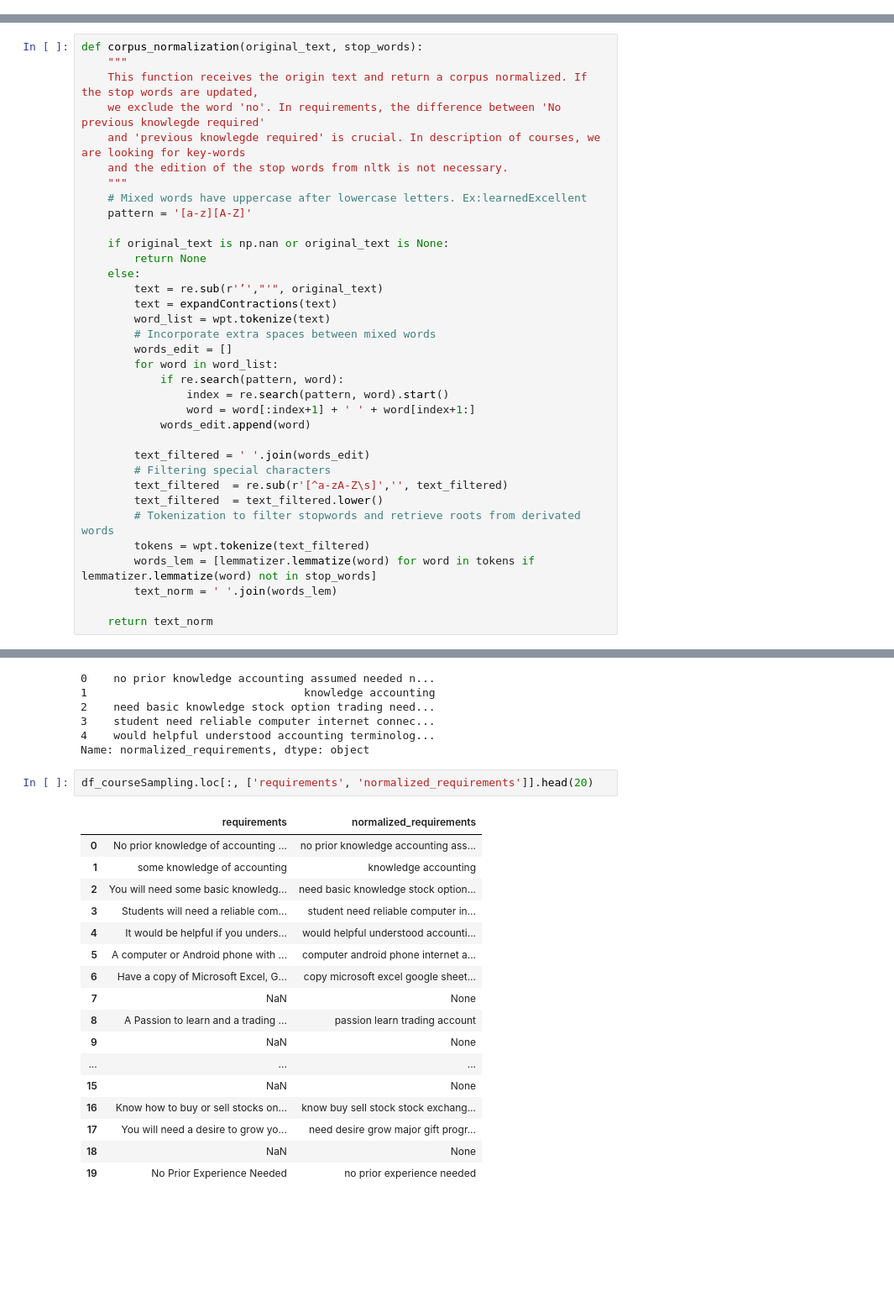
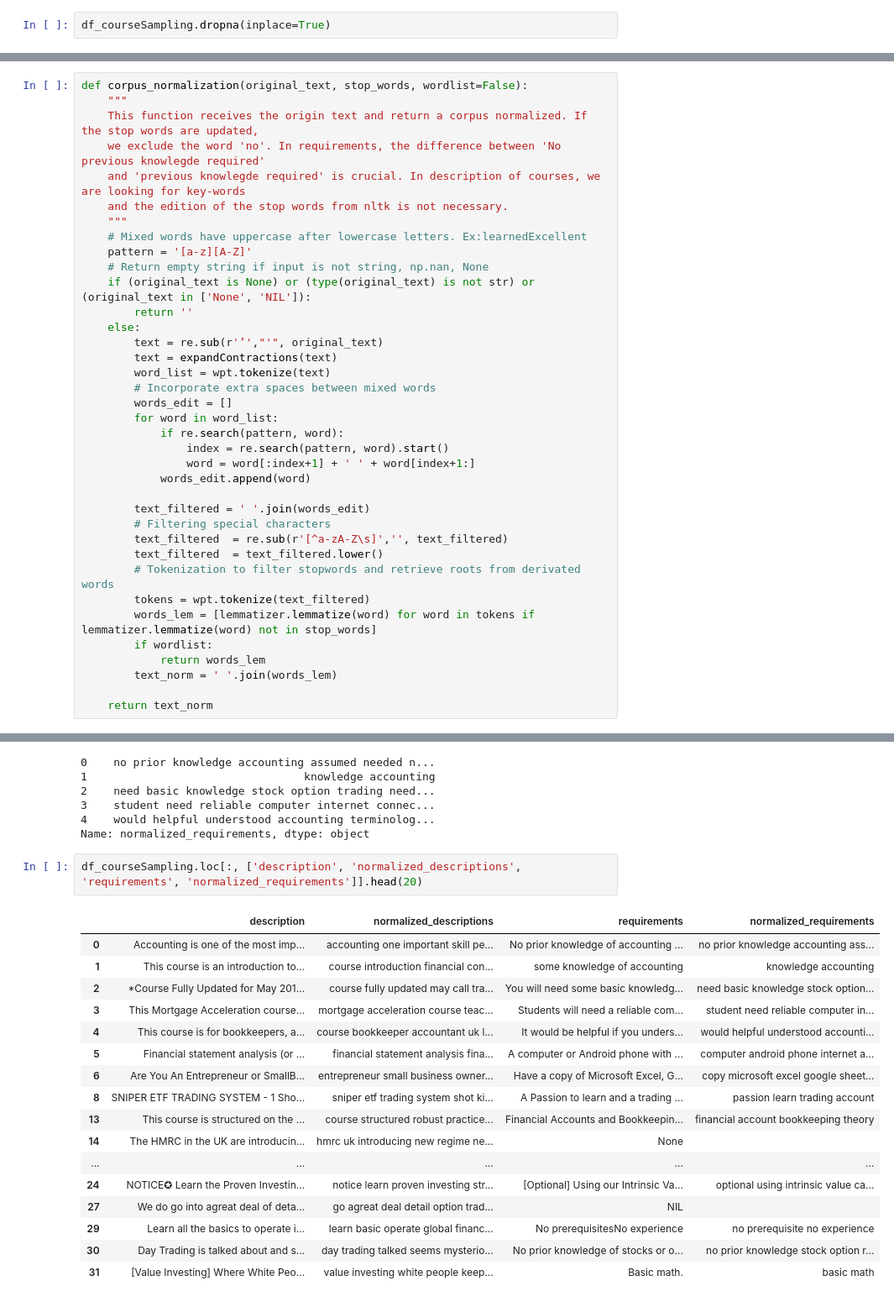
Before and after one commit to Daesparz/analysis_udemy_courses, a Jupyter notebook: Data_analysis/web_scraping_pipeline_Part3.ipynb, the cells around one changed output, grey strips where cells are left out. Shown at 84% size. Drawn from its saved outputs; the diff is of its cells as text; blank space fills up the shorter version.

```diff
--- a/Data_analysis/web_scraping_pipeline_Part3.ipynb
+++ b/Data_analysis/web_scraping_pipeline_Part3.ipynb
@@ -73,3 +73,5 @@ requirements            1551 non-null object
 language                1995 non-null object
 dtypes: bool(2), float64(5), int64(4), object(12)
 memory usage: 427.7+ KB
+# %%
+df_courseSampling.dropna(inplace=True)
@@ -131,7 +153,7 @@ Before extract meaningful words, there is a lot of work to do. We note the lack
 5. Filtering stop-words
 6. Apply lemmatization to get the root word
 # %%
-def corpus_normalization(original_text, stop_words):
+def corpus_normalization(original_text, stop_words, wordlist=False):
     """
     This function receives the origin text and return a corpus normalized. If the stop words are updated,
     we exclude the word 'no'. In requirements, the difference between 'No previous knowlegde required'
@@ -140,9 +162,9 @@ def corpus_normalization(original_text, stop_words):
     """
     # Mixed words have uppercase after lowercase letters. Ex:learnedExcellent
     pattern = '[a-z][A-Z]'
-
-    if original_text is np.nan or original_text is None:
-        return None
+    # Return empty string if input is not string, np.nan, None
+    if (original_text is None) or (type(original_text) is not str) or (original_text in ['None', 'NIL']):
+        return ''
     else:
         text = re.sub(r'’',"'", original_text)
         text = expandContractions(text)
@@ -162,6 +184,8 @@ def corpus_normalization(original_text, stop_words):
         # Tokenization to filter stopwords and retrieve roots from derivated words
         tokens = wpt.tokenize(text_filtered)
         words_lem = [lemmatizer.lemmatize(word) for word in tokens if lemmatizer.lemmatize(word) not in stop_words]
+        if wordlist:
+            return words_lem
         text_norm = ' '.join(words_lem)
 
     return text_norm
@@ -195,22 +220,22 @@ df_courseSampling['normalized_requirements'].head()
 4    would helpful understood accounting terminolog...
 Name: normalized_requirements, dtype: object
 # %%
-df_courseSampling.loc[:, ['requirements', 'normalized_requirements']].head(20)
+df_courseSampling.loc[:, ['description', 'normalized_descriptions', 'requirements', 'normalized_requirements']].head(20)
 # %% [output]
-|  | requirements | normalized_requirements |
-| 0 | No prior knowledge of accounting ... | no prior knowledge accounting ass... |
-| 1 | some knowledge of accounting | knowledge accounting |
-| 2 | You will need some basic knowledg... | need basic knowledge stock option... |
-| 3 | Students will need a reliable com... | student need reliable computer in... |
-| 4 | It would be helpful if you unders... | would helpful understood accounti... |
-| 5 | A computer or Android phone with ... | computer android phone internet a... |
-| 6 | Have a copy of Microsoft Excel, G... | copy microsoft excel google sheet... |
-| 7 | NaN | None |
-| 8 | A Passion to learn and a trading ... | passion learn trading account |
-| 9 | NaN | None |
-| ... | ... | ... |
-| 15 | NaN | None |
-| 16 | Know how to buy or sell stocks on... | know buy sell stock stock exchang... |
-| 17 | You will need a desire to grow yo... | need desire grow major gift progr... |
-| 18 | NaN | None |
-| 19 | No Prior Experience Needed | no prior experience needed |
+|  | description | normalized_descriptions | requirements | normalized_requirements |
+| 0 | Accounting is one of the most imp... | accounting one important skill pe... | No prior knowledge of accounting ... | no prior knowledge accounting ass... |
+| 1 | This course is an introduction to... | course introduction financial con... | some knowledge of accounting | knowledge accounting |
+| 2 | *Course Fully Updated for May 201... | course fully updated may call tra... | You will need some basic knowledg... | need basic knowledge stock option... |
+| 3 | This Mortgage Acceleration course... | mortgage acceleration course teac... | Students will need a reliable com... | student need reliable computer in... |
+| 4 | This course is for bookkeepers, a... | course bookkeeper accountant uk l... | It would be helpful if you unders... | would helpful understood accounti... |
+| 5 | Financial statement analysis (or ... | financial statement analysis fina... | A computer or Android phone with ... | computer android phone internet a... |
+| 6 | Are You An Entrepreneur or SmallB... | entrepreneur small business owner... | Have a copy of Microsoft Excel, G... | copy microsoft excel google sheet... |
+| 8 | SNIPER ETF TRADING SYSTEM - 1 Sho... | sniper etf trading system shot ki... | A Passion to learn and a trading ... | passion learn trading account |
+| 13 | This course is structured on the ... | course structured robust practice... | Financial Accounts and Bookkeepin... | financial account bookkeeping theory |
+| 14 | The HMRC in the UK are introducin... | hmrc uk introducing new regime ne... | None |  |
+| ... | ... | ... | ... | ... |
+| 24 | NOTICE✪ Learn the Proven Investin... | notice learn proven investing str... | [Optional] Using our Intrinsic Va... | optional using intrinsic value ca... |
+| 27 | We do go into agreat deal of deta... | go agreat deal detail option trad... | NIL |  |
+| 29 | Learn all the basics to operate i... | learn basic operate global financ... | No prerequisitesNo experience | no prerequisite no experience |
+| 30 | Day Trading is talked about and s... | day trading talked seems mysterio... | No prior knowledge of stocks or o... | no prior knowledge stock option r... |
+| 31 | [Value Investing] Where White Peo... | value investing white people keep... | Basic math. | basic math |
```
Also changed, not shown: parts of 16 cells of this notebook.
